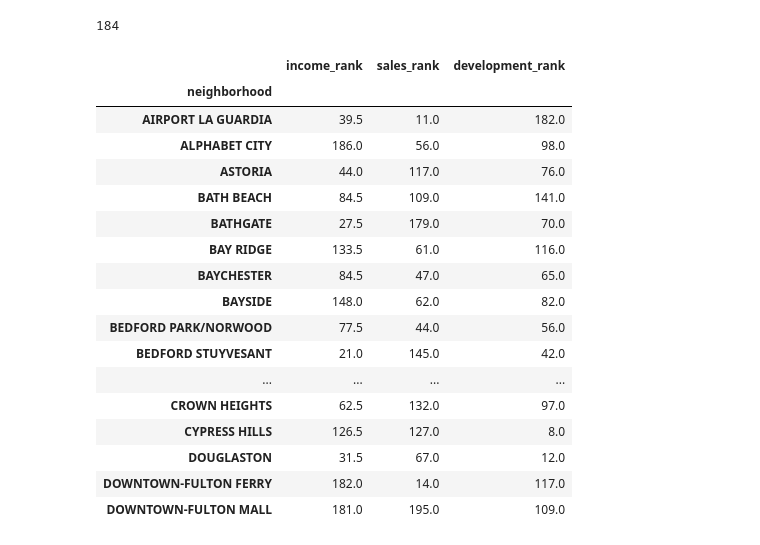
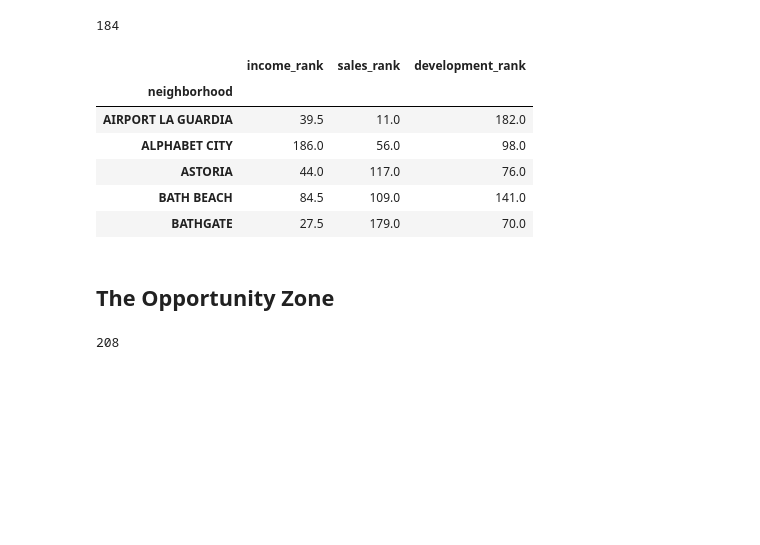
Before and after one commit to ekuo651/NYC-RE-Neighborhood-Trends, a Jupyter notebook: Joint_Analysis.ipynb, the cells around one changed output. Saved outputs shown, nothing was run; the diff lists cells and outputs as text; code cells hidden in the pictures; blank space fills up the shorter version.

Commit message:
added opportunity zone dataset

```diff
--- a/Joint_Analysis.ipynb
+++ b/Joint_Analysis.ipynb
@@ -217,23 +215,14 @@ len(growth_3yr_ranking)
 # %% [output]
 184
 # %%
-growth_3yr_ranking.head(50)
+growth_3yr_ranking.head()
 # %% [output]
 |  | income_rank | sales_rank | development_rank |
 | neighborhood |  |  |  |
 | AIRPORT LA GUARDIA | 39.5 | 11.0 | 182.0 |
 | ALPHABET CITY | 186.0 | 56.0 | 98.0 |
 | ASTORIA | 44.0 | 117.0 | 76.0 |
 | BATH BEACH | 84.5 | 109.0 | 141.0 |
 | BATHGATE | 27.5 | 179.0 | 70.0 |
-| BAY RIDGE | 133.5 | 61.0 | 116.0 |
-| BAYCHESTER | 84.5 | 47.0 | 65.0 |
-| BAYSIDE | 148.0 | 62.0 | 82.0 |
-| BEDFORD PARK/NORWOOD | 77.5 | 44.0 | 56.0 |
-| BEDFORD STUYVESANT | 21.0 | 145.0 | 42.0 |
-| ... | ... | ... | ... |
-| CROWN HEIGHTS | 62.5 | 132.0 | 97.0 |
-| CYPRESS HILLS | 126.5 | 127.0 | 8.0 |
-| DOUGLASTON | 31.5 | 67.0 | 12.0 |
-| DOWNTOWN-FULTON FERRY | 182.0 | 14.0 | 117.0 |
-| DOWNTOWN-FULTON MALL | 181.0 | 195.0 | 109.0 |
+# %% [markdown]
+## The Opportunity Zone
@@ -239,0 +233,6 @@ growth_3yr_ranking.head(50)
+# %%
+
+op_df.set_index(['Neighborhood'],inplace=True)
+len(op_df)
+# %% [output]
+208
```
Also changed, not shown: parts of 12 cells of this notebook.
